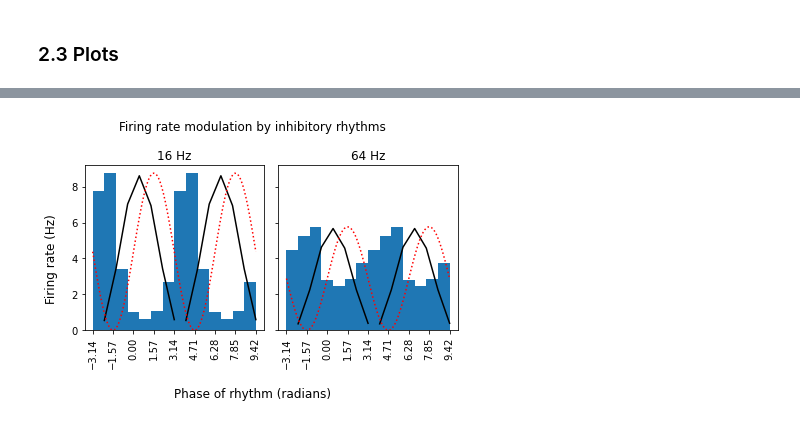
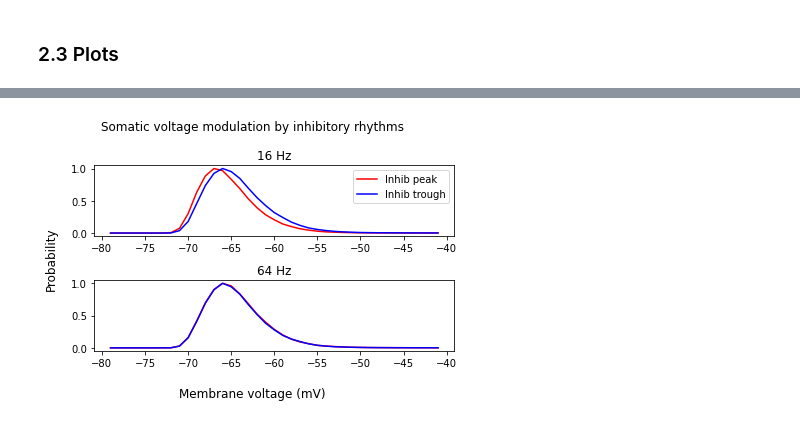
Before and after one commit to dbheadley/InhibOnDendComp, a Jupyter notebook: scripts/APThresh_RhythmicInh_PoissonExc.ipynb, the cells around one changed output, grey strips where cells are left out. Cells and saved outputs as stored; diff of their text form; code cells hidden in the pictures.

```diff
--- a/scripts/APThresh_RhythmicInh_PoissonExc.ipynb
+++ b/scripts/APThresh_RhythmicInh_PoissonExc.ipynb
@@ -72,32 +72,36 @@ plt.show()
 def ap_prob_func(spk, v, edges):
     null_hist = np.histogram(v, edges)
     spk_hist = np.histogram(v[spk-10], edges)
-    spk_cum_prob = np.cumsum(spk_hist[0]/null_hist[0])
+    spk_cum_prob = np.cumsum(spk_hist[0])
     return {'null': null_hist[0], 'spk': spk_hist[0], 'prob': spk_cum_prob}
-
 
 def thresh_files_func(sim_dict, sin_ser):
     spk_prob = {}
 
-
     # split action potentials based on phase of rhythm
     spk_t = load_spike_h5(sim_dict['APFile'])
-    spk_t_p = np.intersect1d(spk_t, np.where(sin_ser >= 0))
-    spk_t_t = np.intersect1d(spk_t, np.where(sin_ser < 0))
+    p_inds = np.where(sin_ser >= 0)
+    t_inds = np.where(sin_ser < 0)
+    spk_t_p = np.intersect1d(spk_t, p_inds)
+    spk_t_t = np.intersect1d(spk_t, t_inds)
 
     # load soma voltage
-    mem_v = load_v_h5(sim_dict['VMFile'], 0)
+    mem_v = load_v_h5(sim_dict['VMemFile'], 0)
 
     # calculate action potential probability for each phase
     spk_prob['p'] = ap_prob_func(spk_t_p, mem_v, edges_v)
     spk_prob['t'] = ap_prob_func(spk_t_t, mem_v, edges_v)
 
+    # membrane voltage distribution by phase
+    spk_prob['p']['v_dist'] = np.histogram(mem_v[p_inds], edges_v)[0]
+    spk_prob['t']['v_dist'] = np.histogram(mem_v[t_inds], edges_v)[0]
+
     return spk_prob
 # %%
 # process the 16 Hz distal dendritic inhibition simulation
-ph_16_bin = bin_files_func(sim_16_dict, ph_16_ser, sin_16_ser)
+ph_16_prob = thresh_files_func(sim_16_dict, sin_16_ser)
 
 # process the 64 Hz proximal dendritic/somatic inhibition simulation
-ph_64_bin = bin_files_func(sim_64_dict, ph_64_ser, sin_64_ser)
+ph_64_prob = thresh_files_func(sim_64_dict, sin_64_ser)
 # %% [markdown]
 ### 2.3 Plots
@@ -118,0 +108,9 @@ def stairs_plot(sig_ser, sin_ser, ax):
+# %%
+# plotting functions
+def ap_prob_ph_plot(ph_prob, ax):
+        ax.plot(edges_v[1:], ph_prob['p']['prob']/np.max(ph_prob['p']['prob']),color='r')
+        ax.plot(edges_v[1:], ph_prob['t']['prob']/np.max(ph_prob['t']['prob']),color='b')
+
+def v_prob_ph_plot(ph_prob, ax):
+        ax.plot(edges_v[1:], ph_prob['p']['v_dist']/np.max(ph_prob['p']['v_dist']),color='r')
+        ax.plot(edges_v[1:], ph_prob['t']['v_dist']/np.max(ph_prob['t']['v_dist']),color='b')
@@ -119,14 +132,15 @@ def stairs_plot(sig_ser, sin_ser, ax):
 # %%
-# Action potentials
-fig, ax = plt.subplots(1,2,sharey=True)
-stairs_plot(ph_16_bin['ap'], ph_16_bin['sin'], ax[0])
-stairs_plot(ph_64_bin['ap'], ph_64_bin['sin'], ax[1])
+# Membrane voltage by phase
+fig, ax = plt.subplots(2,1,sharey=True)
+v_prob_ph_plot(ph_16_prob, ax[0])
+v_prob_ph_plot(ph_64_prob, ax[1])
 ax[0].set_title('16 Hz')
 ax[1].set_title('64 Hz')
-fig.suptitle('Firing rate modulation by inhibitory rhythms')
-fig.supxlabel('Phase of rhythm (radians)')
-fig.supylabel('Firing rate (Hz)')
+fig.suptitle('Somatic voltage modulation by inhibitory rhythms')
+fig.supxlabel('Membrane voltage (mV)')
+fig.supylabel('Probability')
+ax[0].legend(('Inhib peak', 'Inhib trough'))
 plt.tight_layout()
 plt.show()
 # %% [output]
-[figure, old version]
+[figure, new version]
```
Also changed, not shown: parts of 18 cells of this notebook, 1 other file.
